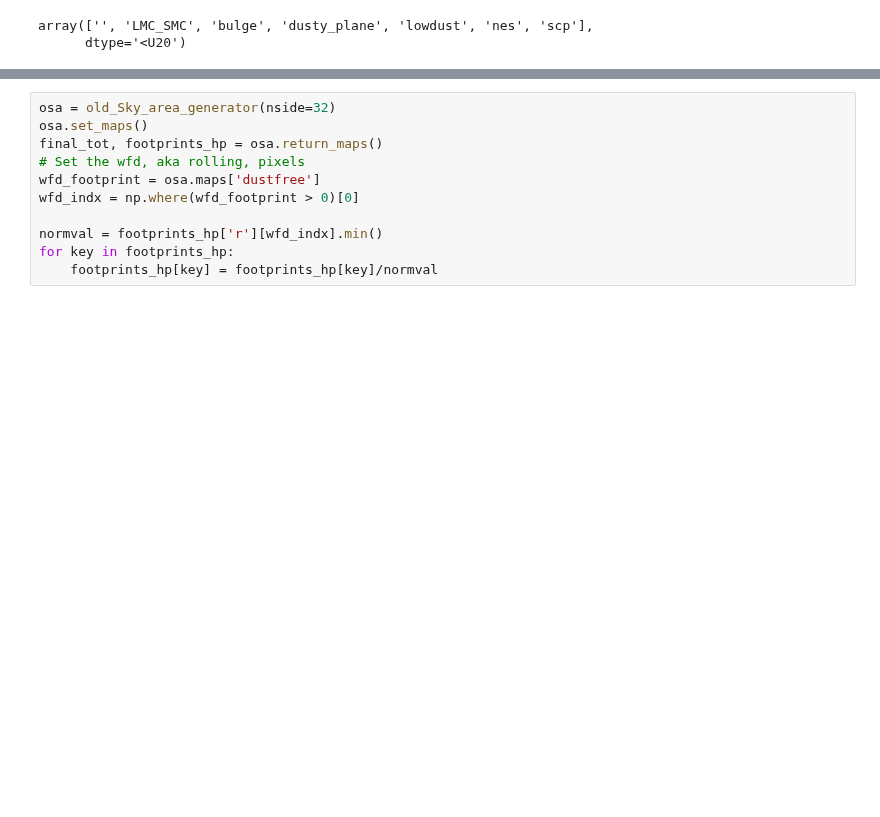
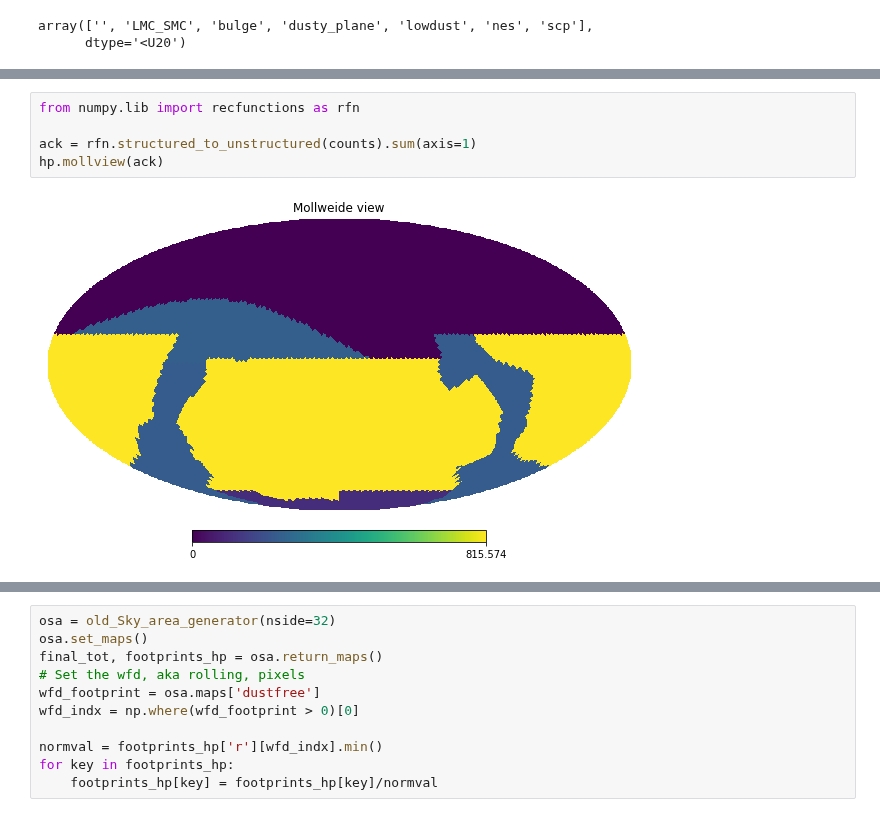
Before and after one commit to yoachim/21_Scratch, a Jupyter notebook: new_sky_area/test_new_sky.ipynb, the cells around one changed output, grey strips where cells are left out. Drawn from its saved outputs; the diff is of its cells as text; blank space fills up the shorter version.

```diff
--- a/new_sky_area/test_new_sky.ipynb
+++ b/new_sky_area/test_new_sky.ipynb
@@ -33,0 +49,7 @@ for key in result.dtype.names:
+# %%
+from numpy.lib import recfunctions as rfn
+
+ack = rfn.structured_to_unstructured(counts).sum(axis=1)
+hp.mollview(ack)
+# %% [output]
+[figure, added]
```
Also changed, not shown: parts of 5 cells of this notebook.
